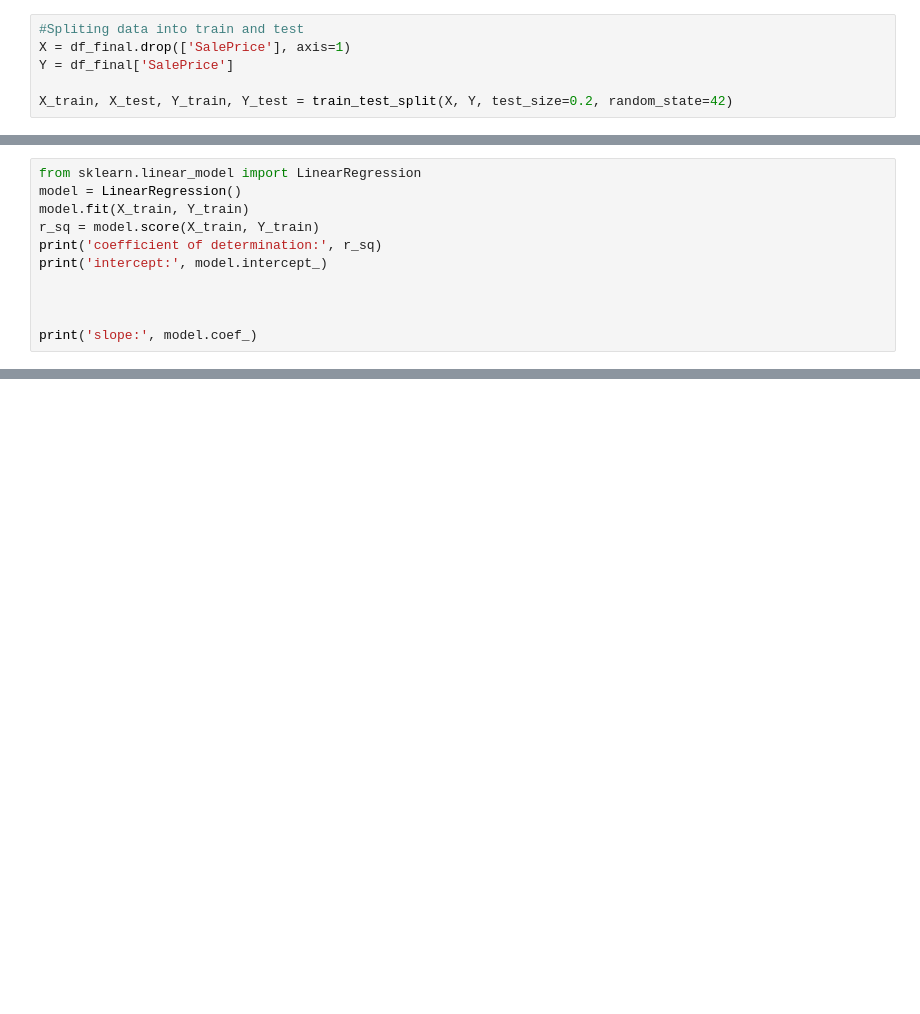
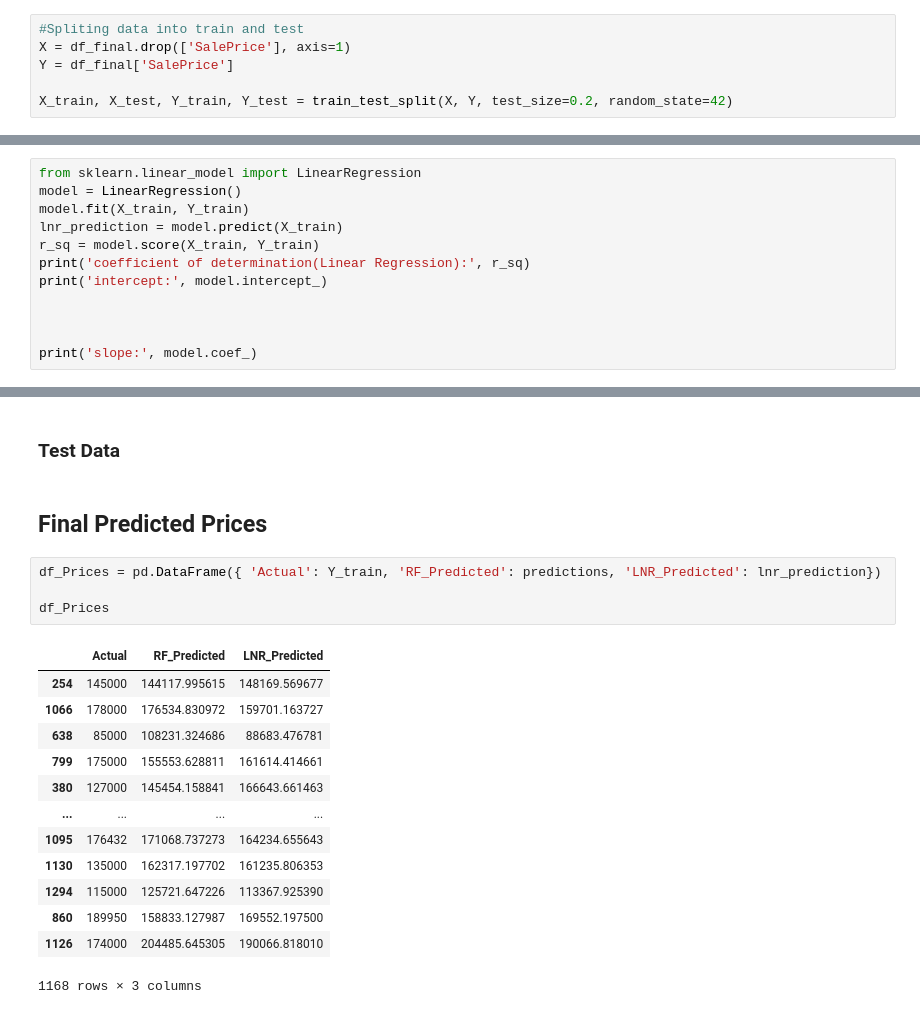
Before and after one commit to TKQhena/MLG_Assignment_1, a Jupyter notebook: Asses1_HousePrices.ipynb, the cells around one changed output, grey strips where cells are left out. Cells and saved outputs as stored; diff of their text form; blank space fills up the shorter version.

```diff
--- a/Asses1_HousePrices.ipynb
+++ b/Asses1_HousePrices.ipynb
@@ -350,8 +353,9 @@ r2_score(Y_train, predictions)
 from sklearn.linear_model import LinearRegression
 model = LinearRegression()
 model.fit(X_train, Y_train)
+lnr_prediction = model.predict(X_train)
 r_sq = model.score(X_train, Y_train)
-print('coefficient of determination:', r_sq)
+print('coefficient of determination(Linear Regression):', r_sq)
 print('intercept:', model.intercept_)
 
 
@@ -375,3 +379,25 @@ slope: [ 8.84626862e+00  6.69799157e-01  7.74414778e+03  2.49559191e+02
  -5.15618643e+03  4.47231577e+03 -6.37274679e+03 -9.95208598e+03
   2.67422705e+03  1.61867053e+04 -1.23059110e+04 -4.62327479e+03
   8.02033947e+03 -2.44412611e+02]
+# %% [markdown]
+### Test Data
+# %% [markdown]
+## Final Predicted Prices
+# %%
+df_Prices = pd.DataFrame({ 'Actual': Y_train, 'RF_Predicted': predictions, 'LNR_Predicted': lnr_prediction})
+
+df_Prices
+# %% [output]
+|  | Actual | RF_Predicted | LNR_Predicted |
+| 254 | 145000 | 144117.995615 | 148169.569677 |
+| 1066 | 178000 | 176534.830972 | 159701.163727 |
+| 638 | 85000 | 108231.324686 | 88683.476781 |
+| 799 | 175000 | 155553.628811 | 161614.414661 |
+| 380 | 127000 | 145454.158841 | 166643.661463 |
+| ... | ... | ... | ... |
+| 1095 | 176432 | 171068.737273 | 164234.655643 |
+| 1130 | 135000 | 162317.197702 | 161235.806353 |
+| 1294 | 115000 | 125721.647226 | 113367.925390 |
+| 860 | 189950 | 158833.127987 | 169552.197500 |
+| 1126 | 174000 | 204485.645305 | 190066.818010 |
+1168 rows × 3 columns
```
Also changed, not shown: parts of 13 cells of this notebook.
